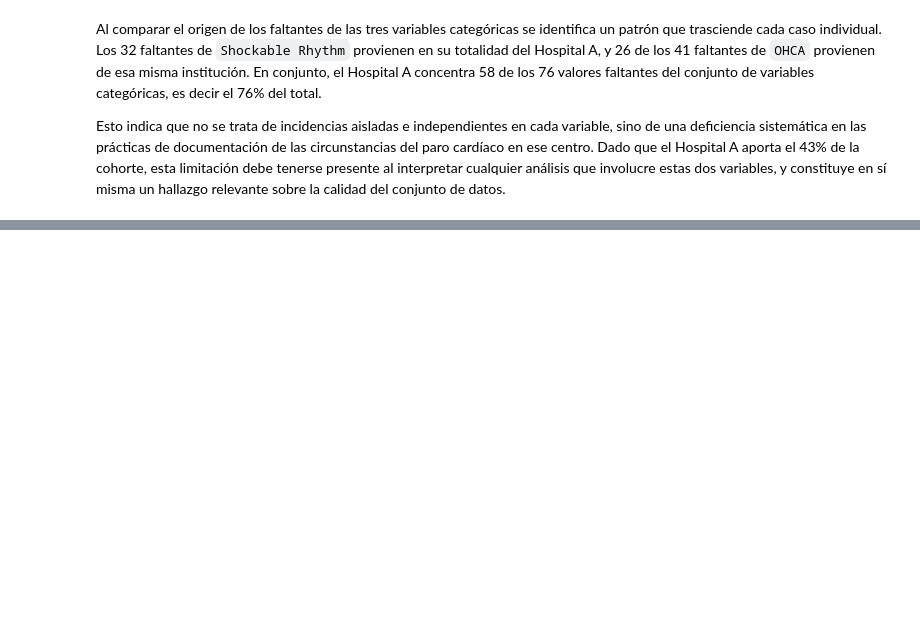
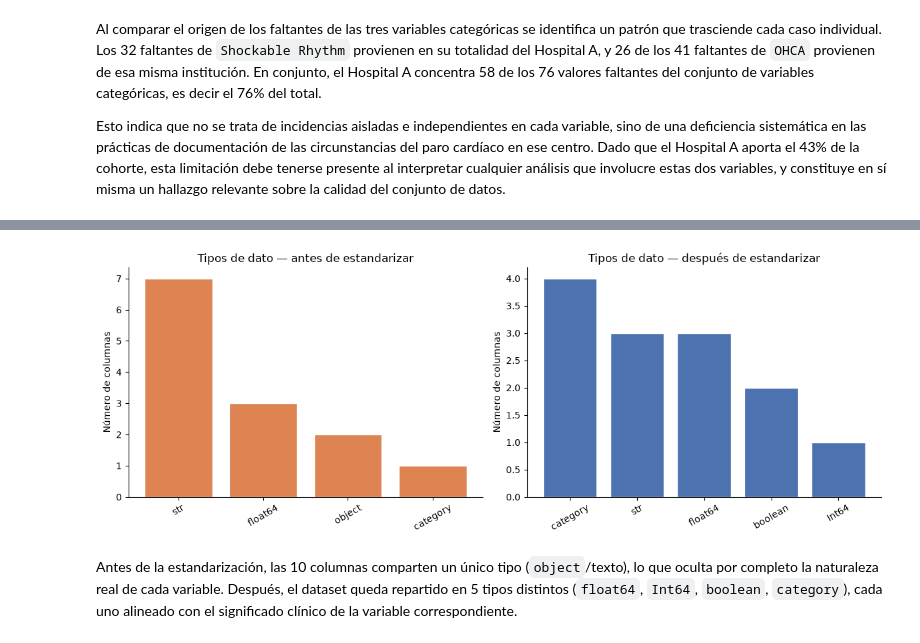
Before and after one commit to AlejandraJaramillo19/mlda-project_, a Jupyter notebook: notebooks/03_data_preparation/03_data_preparation.ipynb, the cells around one changed output, grey strips where cells are left out. Saved outputs shown, nothing was run; the diff lists cells and outputs as text; code cells hidden in the pictures; blank space fills up the shorter version.

```diff
--- a/notebooks/03_data_preparation/03_data_preparation.ipynb
+++ b/notebooks/03_data_preparation/03_data_preparation.ipynb
@@ -1510,0 +1642,25 @@ En la selección de datos, reflexione sobre las variables que son realmente rele
+# %%
+def standardize_clinical(df_raw: pd.DataFrame) -> pd.DataFrame:
+    '''Aplica el esquema de tipos y categorías homogéneo descrito arriba.'''
+    df = df_raw.copy()
+
+    # Numéricas continuas / discretas
+    for col in ["Age", "ROSC", "TTM"]:
+        df[col] = pd.to_numeric(df[col], errors="coerce")
+    df["CPC"] = pd.to_numeric(df["CPC"], errors="coerce").astype("Int64")
+
+    # Booleanas nativas (nullable), en vez de texto "True"/"False"
+    bool_map = {"True": True, "False": False}
+    for col in ["OHCA", "Shockable Rhythm"]:
+        df[col] = df[col].map(bool_map).astype("boolean")
+
+    # Categóricas de dominio cerrado
+    df["Hospital"] = pd.Categorical(df["Hospital"], categories=["A", "B", "D", "E", "F"])
+    df["Sex"] = pd.Categorical(df["Sex"], categories=["Male", "Female"])
+    df["Outcome"] = pd.Categorical(df["Outcome"], categories=["Good", "Poor"], ordered=False)
+
+    return df
+
+
+clinical_std = standardize_clinical(clinical_raw)
+clinical_std.dtypes
@@ -1510,0 +1682,27 @@ En la selección de datos, reflexione sobre las variables que son realmente rele
+# %%
+fig, axes = plt.subplots(1, 2, figsize=(12, 4.5))
+
+tipo_antes = clinical_raw.dtypes.astype(str).value_counts()
+tipo_despues = clinical_std.dtypes.astype(str).value_counts()
+
+axes[0].bar(tipo_antes.index, tipo_antes.values, color=COLOR_BAD, edgecolor="white")
+axes[0].set_title("Tipos de dato — antes de estandarizar")
+axes[0].set_ylabel("Número de columnas")
+
+axes[1].bar(tipo_despues.index, tipo_despues.values, color=COLOR_OK, edgecolor="white")
+axes[1].set_title("Tipos de dato — después de estandarizar")
+axes[1].set_ylabel("Número de columnas")
+
+for ax in axes:
+    ax.tick_params(axis="x", rotation=30)
+
+plt.tight_layout()
+plt.show()
+# %% [output]
+[figure, added]
+# %% [markdown]
+Antes de la estandarización, las 10 columnas comparten un único tipo (`object`/texto),
+lo que oculta por completo la naturaleza real de cada variable. Después, el
+dataset queda repartido en 5 tipos distintos (`float64`, `Int64`, `boolean`,
+`category`), cada uno alineado con el significado clínico de la variable
+correspondiente.
```
Also changed, not shown: parts of 72 cells of this notebook.
